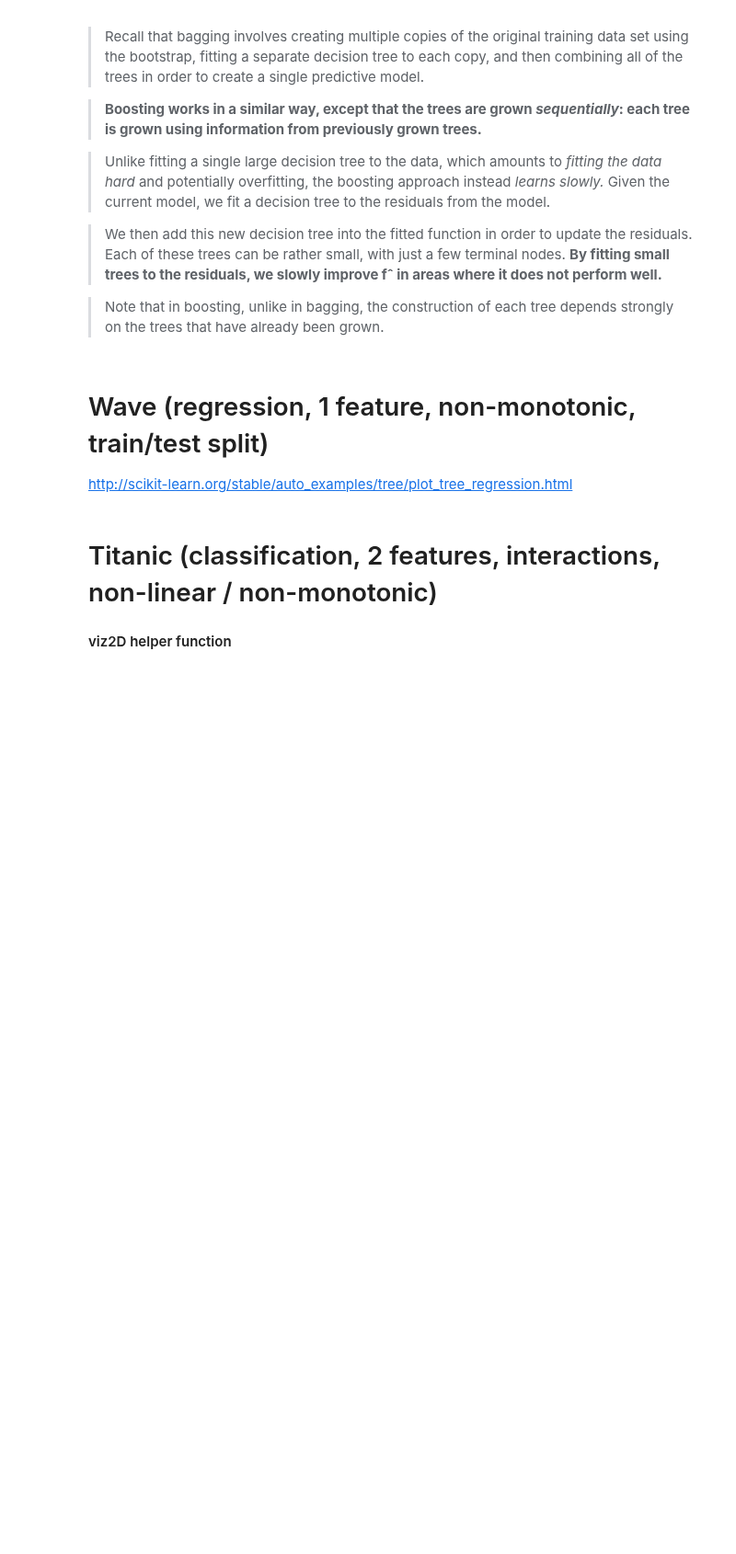
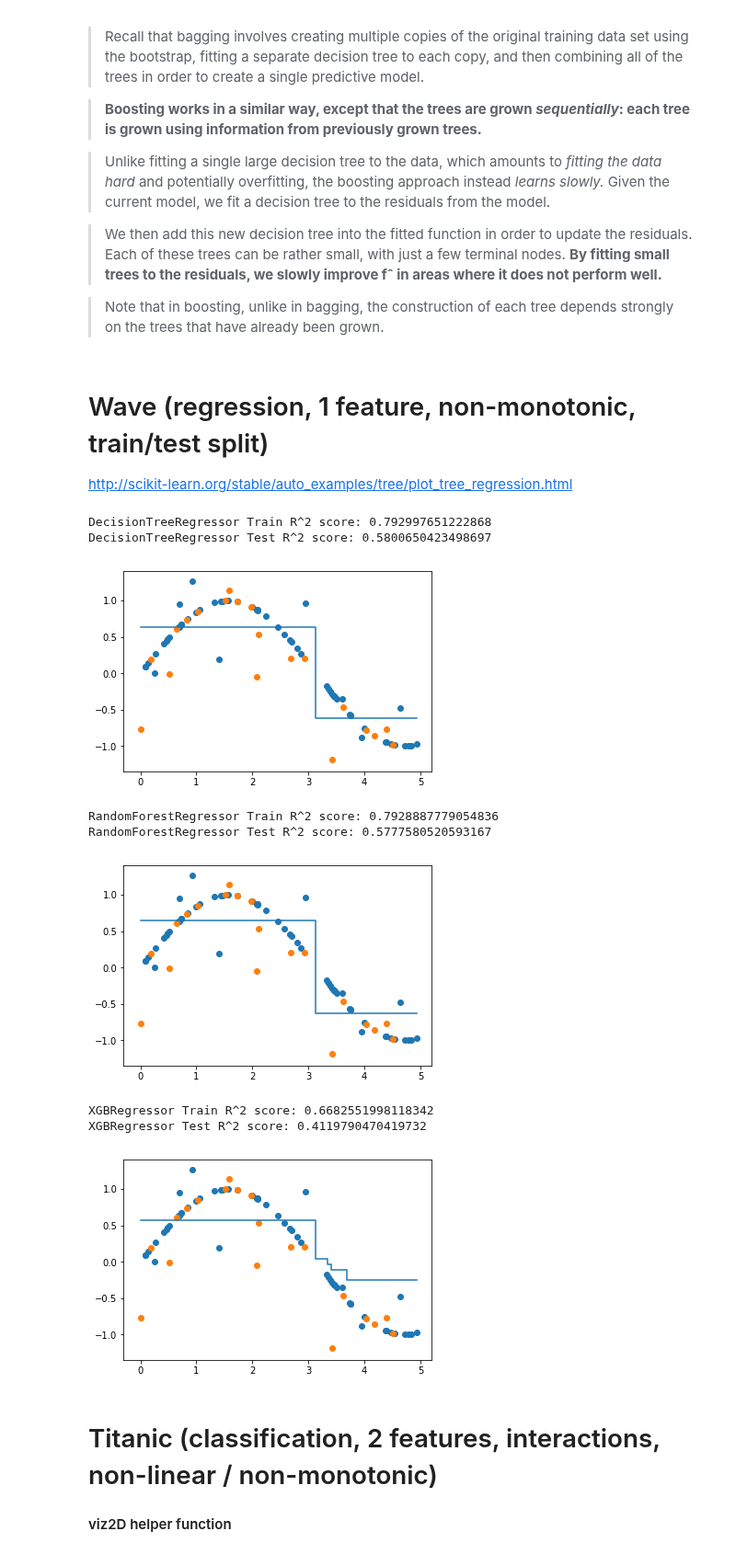
Before and after one commit to LambdaSchool/DS-Unit-2-Sprint-3-Classification-Validation, a Jupyter notebook: module4-rf-gb/LS_DS_234_Random_Forests_Gradient_Boosting.ipynb, the cells around one changed output. Shown at 92% size. Drawn from its saved outputs; the diff is of its cells as text; code cells hidden in the pictures; blank space fills up the shorter version.

```diff
--- a/module4-rf-gb/LS_DS_234_Random_Forests_Gradient_Boosting.ipynb
+++ b/module4-rf-gb/LS_DS_234_Random_Forests_Gradient_Boosting.ipynb
@@ -181,20 +203,30 @@ wave_X_train, wave_X_test, wave_y_train, wave_y_test = train_test_split(
 # %%
 def wave_trees(max_depth=1, n_estimators=10):
     models = [DecisionTreeRegressor(max_depth=max_depth),
               RandomForestRegressor(max_depth=max_depth, n_estimators=n_estimators),
               XGBRegressor(max_depth=max_depth, n_estimators=n_estimators)]
 
     for model in models:
         name = model.__class__.__name__
         model.fit(wave_X_train, wave_y_train)
         print(f'{name} Train R^2 score:', model.score(wave_X_train, wave_y_train))
         print(f'{name} Test R^2 score:', model.score(wave_X_test, wave_y_test))
         plt.scatter(wave_X_train, wave_y_train)
         plt.scatter(wave_X_test, wave_y_test)
         plt.step(wave_X, model.predict(wave_X), where='mid')
         plt.show()
 
-interact(wave_trees, max_depth=(1,8,1), n_estimators=(10,40,10));
+wave_trees(max_depth=1, n_estimators=10)
+# %% [output]
+DecisionTreeRegressor Train R^2 score: 0.792997651222868
+DecisionTreeRegressor Test R^2 score: 0.5800650423498697
+[figure, added]
+RandomForestRegressor Train R^2 score: 0.7928887779054836
+RandomForestRegressor Test R^2 score: 0.5777580520593167
+[figure, added]
+XGBRegressor Train R^2 score: 0.6682551998118342
+XGBRegressor Test R^2 score: 0.4119790470419732
+[figure, added]
 # %% [markdown]
 # Titanic (classification, 2 features, interactions, non-linear / non-monotonic)
 
```
Also changed, not shown: parts of 11 cells of this notebook.
